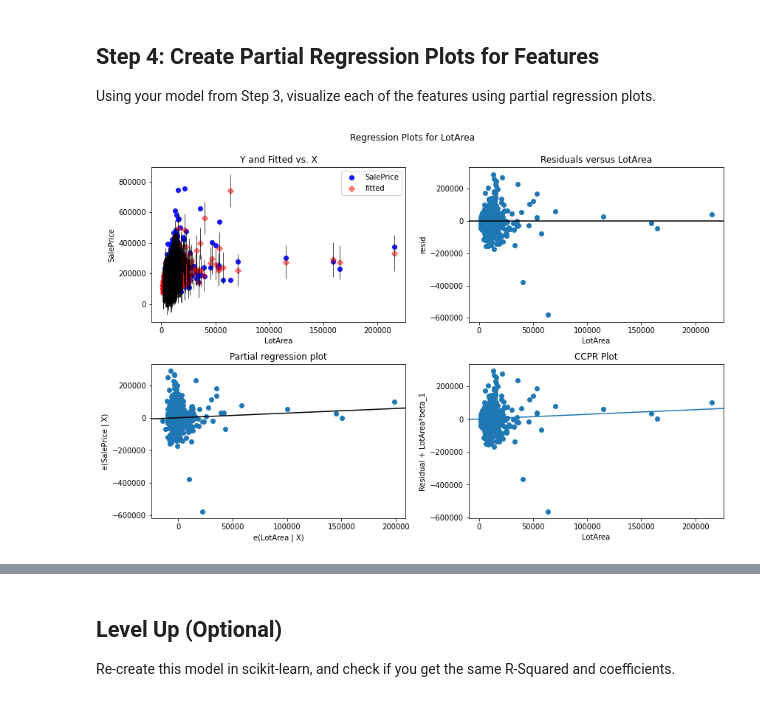
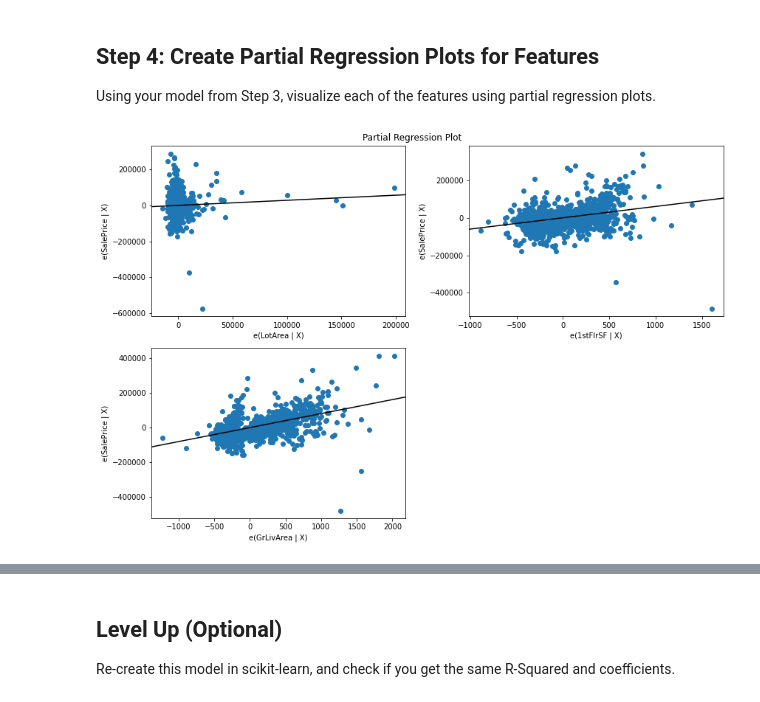
Before and after one commit to MutwiriC/dsc-multiple-linear-regression-statsmodels-lab-v2-5, a Jupyter notebook: index.ipynb, the cells around one changed output, grey strips where cells are left out. Drawn from its saved outputs; the diff is of its cells as text; code cells hidden in the pictures.

```diff
--- a/index.ipynb
+++ b/index.ipynb
@@ -178,10 +181,8 @@ strong multicollinearity or other numerical problems.
 Using your model from Step 3, visualize each of the features using partial regression plots.
 # %%
 # Your code here - create partial regression plots for each predictor
-import statsmodels.graphics.regressionplots as smg
 fig = plt.figure(figsize = (12,8))
-sm.graphics.plot_regress_exog(multiple_baseline_results, 'LotArea', fig=fig)
-#sm.graphics.plot_regress_exog(multiple_baseline_results, '1stFlrSF', fig=fig)
+sm.graphics.plot_partregress_grid(multiple_baseline_results, exog_idx=list(X_multiple.columns), fig=fig)
 plt.show()
 # %% [output]
-[figure, old version]
+[figure, new version]
```
Also changed, not shown: parts of 7 cells of this notebook.
